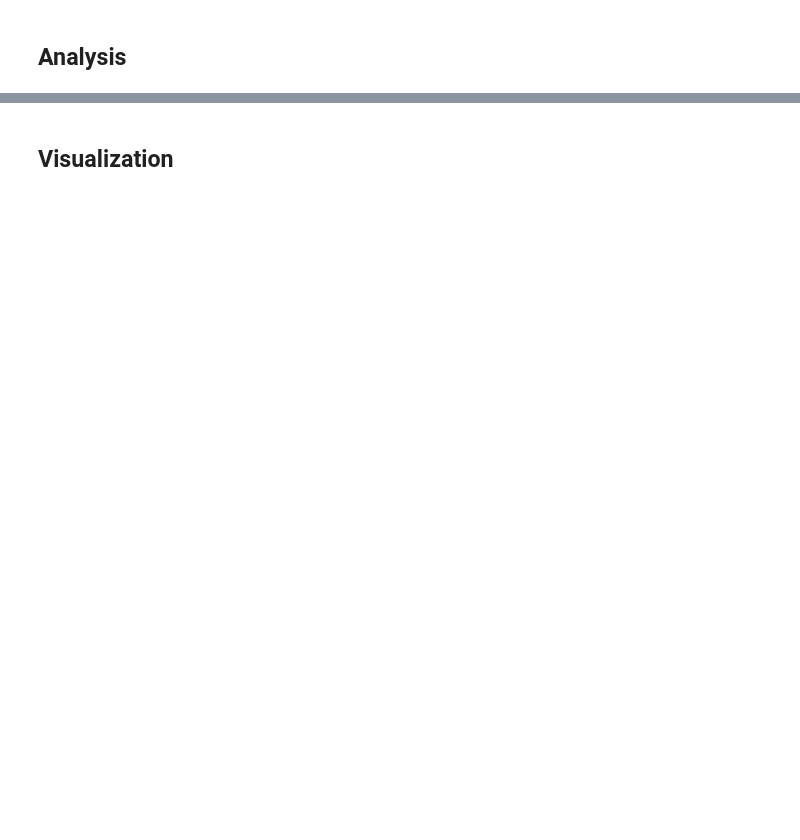
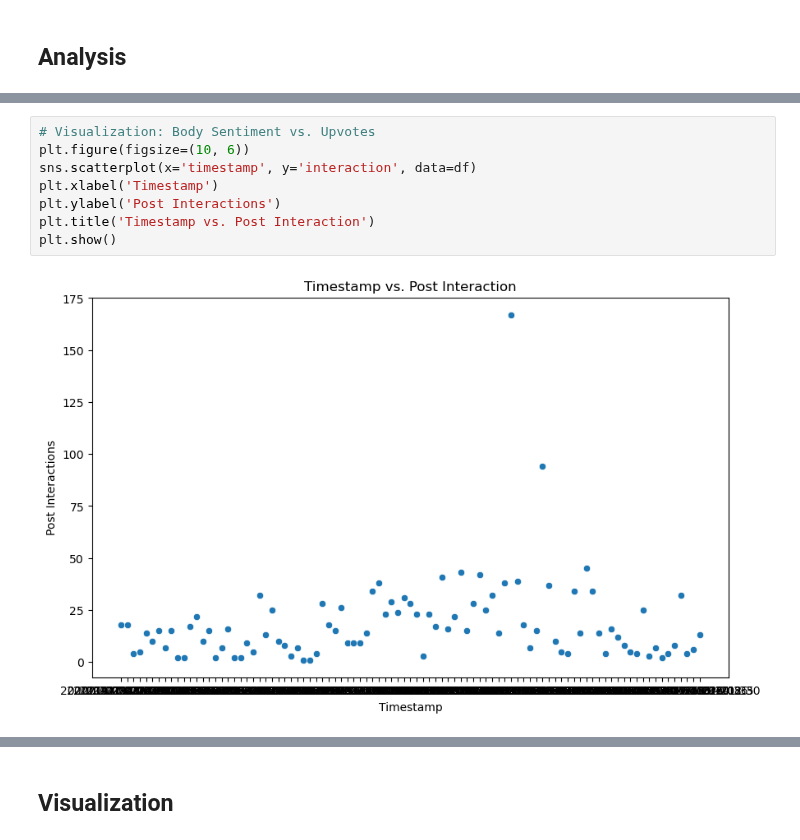
Before and after one commit to ReproTeach/final-project-cc-final-project, a Jupyter notebook: final_project.ipynb, the cells around one changed output, grey strips where cells are left out. Saved outputs shown, nothing was run; the diff lists cells and outputs as text; blank space fills up the shorter version.

```diff
--- a/final_project.ipynb
+++ b/final_project.ipynb
@@ -144,0 +172,10 @@ df['topic_distribution'] = topic_distributions.tolist()
+# %%
+# Visualization: Body Sentiment vs. Upvotes
+plt.figure(figsize=(10, 6))
+sns.scatterplot(x='timestamp', y='interaction', data=df)
+plt.xlabel('Timestamp')
+plt.ylabel('Post Interactions')
+plt.title('Timestamp vs. Post Interaction')
+plt.show()
+# %% [output]
+[figure, added]
```
Also changed, not shown: parts of 36 cells of this notebook, 2 other files.
